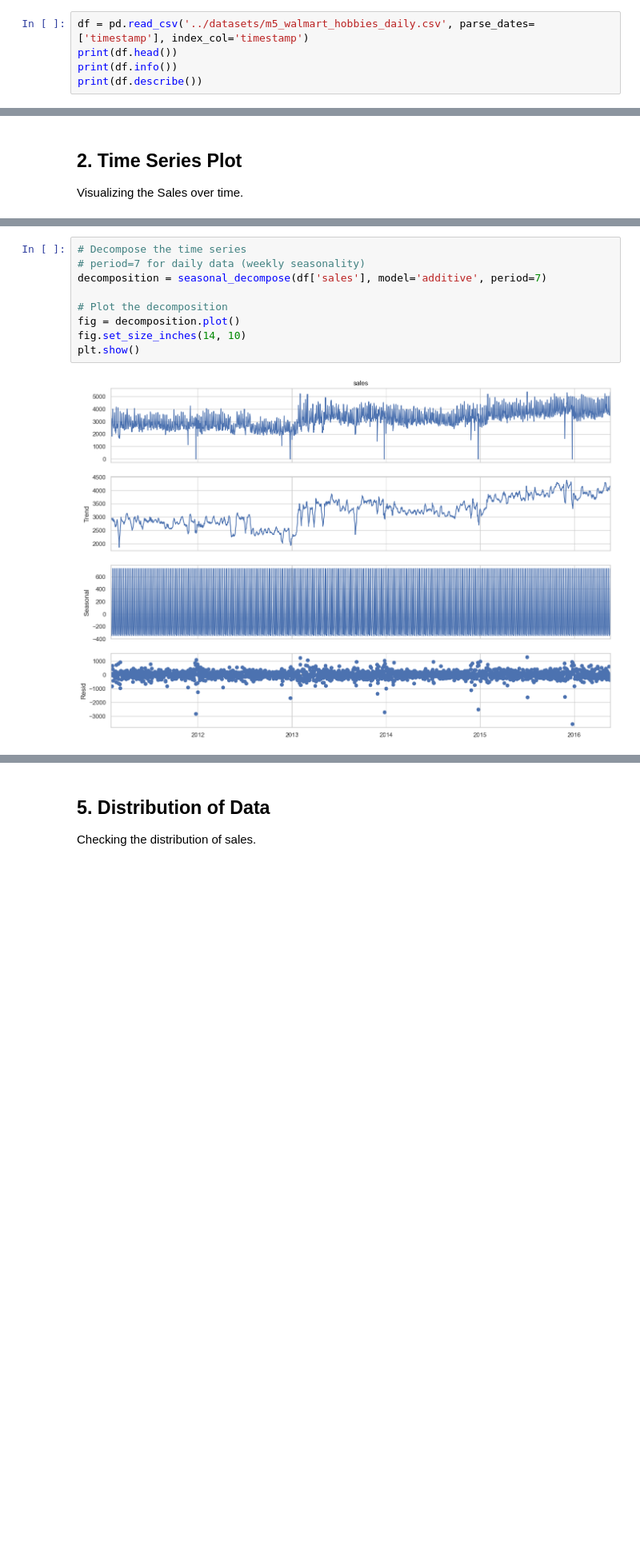
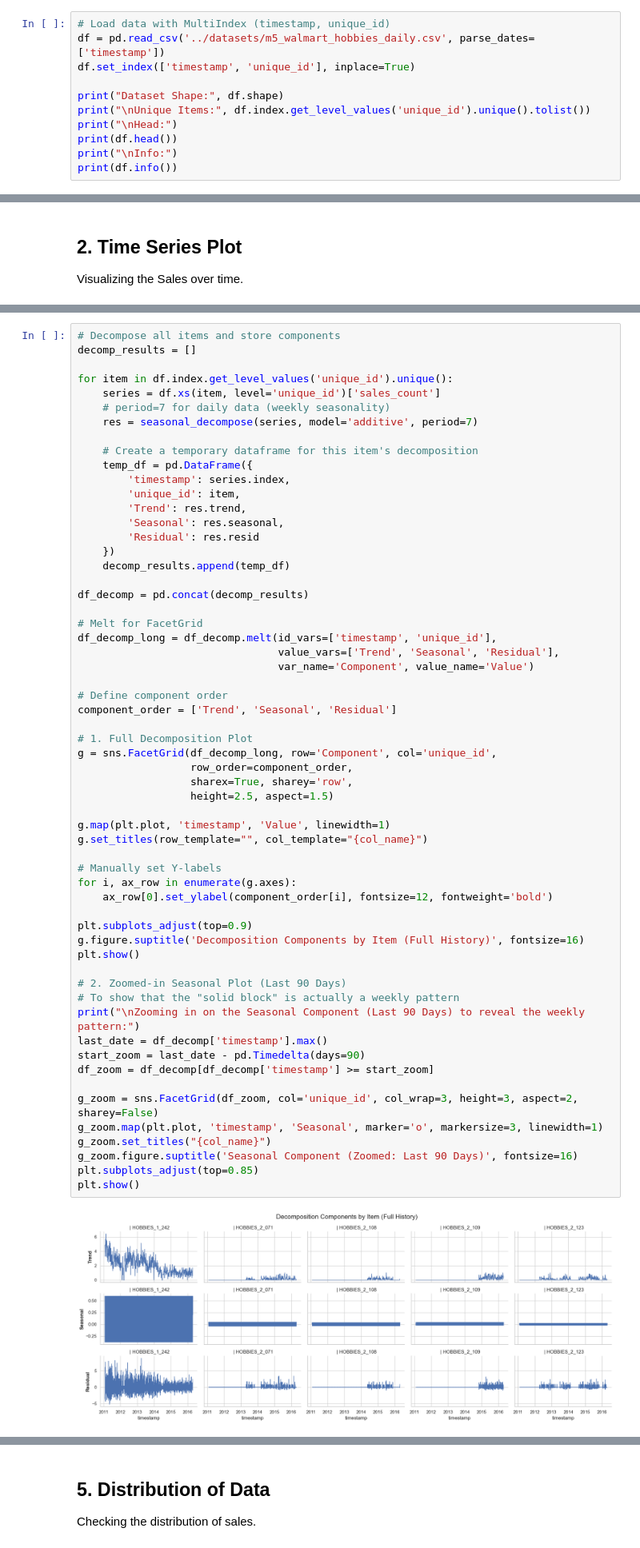
Before and after one commit to ContiHan/Statistika, a Jupyter notebook: exploration_data_analyses/04_eda_m5_walmart_daily.ipynb, the cells around one changed output, grey strips where cells are left out. Shown at 80% size. Drawn from its saved outputs; the diff is of its cells as text; blank space fills up the shorter version.

Commit message:
changed eda for M5 dataset

```diff
--- a/exploration_data_analyses/04_eda_m5_walmart_daily.ipynb
+++ b/exploration_data_analyses/04_eda_m5_walmart_daily.ipynb
@@ -13,8 +13,14 @@ plt.rcParams["figure.figsize"] = (12, 6)
 ## 1. Load Data
 Loading the preprocessed dataset.
 # %%
-df = pd.read_csv('../datasets/m5_walmart_hobbies_daily.csv', parse_dates=['timestamp'], index_col='timestamp')
+# Load data with MultiIndex (timestamp, unique_id)
+df = pd.read_csv('../datasets/m5_walmart_hobbies_daily.csv', parse_dates=['timestamp'])
+df.set_index(['timestamp', 'unique_id'], inplace=True)
+
+print("Dataset Shape:", df.shape)
+print("\nUnique Items:", df.index.get_level_values('unique_id').unique().tolist())
+print("\nHead:")
 print(df.head())
+print("\nInfo:")
 print(df.info())
-print(df.describe())
 # %% [output]
@@ -55,11 +68,61 @@ Since this is **daily data**, we use a period of **7** to capture weekly seasona
 # %%
-# Decompose the time series
-# period=7 for daily data (weekly seasonality)
-decomposition = seasonal_decompose(df['sales'], model='additive', period=7)
+# Decompose all items and store components
+decomp_results = []
 
-# Plot the decomposition
-fig = decomposition.plot()
-fig.set_size_inches(14, 10)
+for item in df.index.get_level_values('unique_id').unique():
+    series = df.xs(item, level='unique_id')['sales_count']
+    # period=7 for daily data (weekly seasonality)
+    res = seasonal_decompose(series, model='additive', period=7)
+
+    # Create a temporary dataframe for this item's decomposition
+    temp_df = pd.DataFrame({
+        'timestamp': series.index,
+        'unique_id': item,
+        'Trend': res.trend,
+        'Seasonal': res.seasonal,
+        'Residual': res.resid
+    })
+    decomp_results.append(temp_df)
+
+df_decomp = pd.concat(decomp_results)
+
+# Melt for FacetGrid
+df_decomp_long = df_decomp.melt(id_vars=['timestamp', 'unique_id'],
+                                value_vars=['Trend', 'Seasonal', 'Residual'],
+                                var_name='Component', value_name='Value')
+
+# Define component order
+component_order = ['Trend', 'Seasonal', 'Residual']
+
+# 1. Full Decomposition Plot
+g = sns.FacetGrid(df_decomp_long, row='Component', col='unique_id',
+                  row_order=component_order,
+                  sharex=True, sharey='row',
+                  height=2.5, aspect=1.5)
+
+g.map(plt.plot, 'timestamp', 'Value', linewidth=1)
+g.set_titles(row_template="", col_template="{col_name}")
+
+# Manually set Y-labels
+for i, ax_row in enumerate(g.axes):
+    ax_row[0].set_ylabel(component_order[i], fontsize=12, fontweight='bold')
+
+plt.subplots_adjust(top=0.9)
+g.figure.suptitle('Decomposition Components by Item (Full History)', fontsize=16)
 plt.show()
+
+# 2. Zoomed-in Seasonal Plot (Last 90 Days)
+# To show that the "solid block" is actually a weekly pattern
+print("\nZooming in on the Seasonal Component (Last 90 Days) to reveal the weekly pattern:")
+last_date = df_decomp['timestamp'].max()
+start_zoom = last_date - pd.Timedelta(days=90)
+df_zoom = df_decomp[df_decomp['timestamp'] >= start_zoom]
+
+g_zoom = sns.FacetGrid(df_zoom, col='unique_id', col_wrap=3, height=3, aspect=2, sharey=False)
+g_zoom.map(plt.plot, 'timestamp', 'Seasonal', marker='o', markersize=3, linewidth=1)
+g_zoom.set_titles("{col_name}")
+g_zoom.figure.suptitle('Seasonal Component (Zoomed: Last 90 Days)', fontsize=16)
+plt.subplots_adjust(top=0.85)
+plt.show()
 # %% [output]
-[figure, old version]
+[figure, new version]
```
Also changed, not shown: parts of 11 cells of this notebook.
